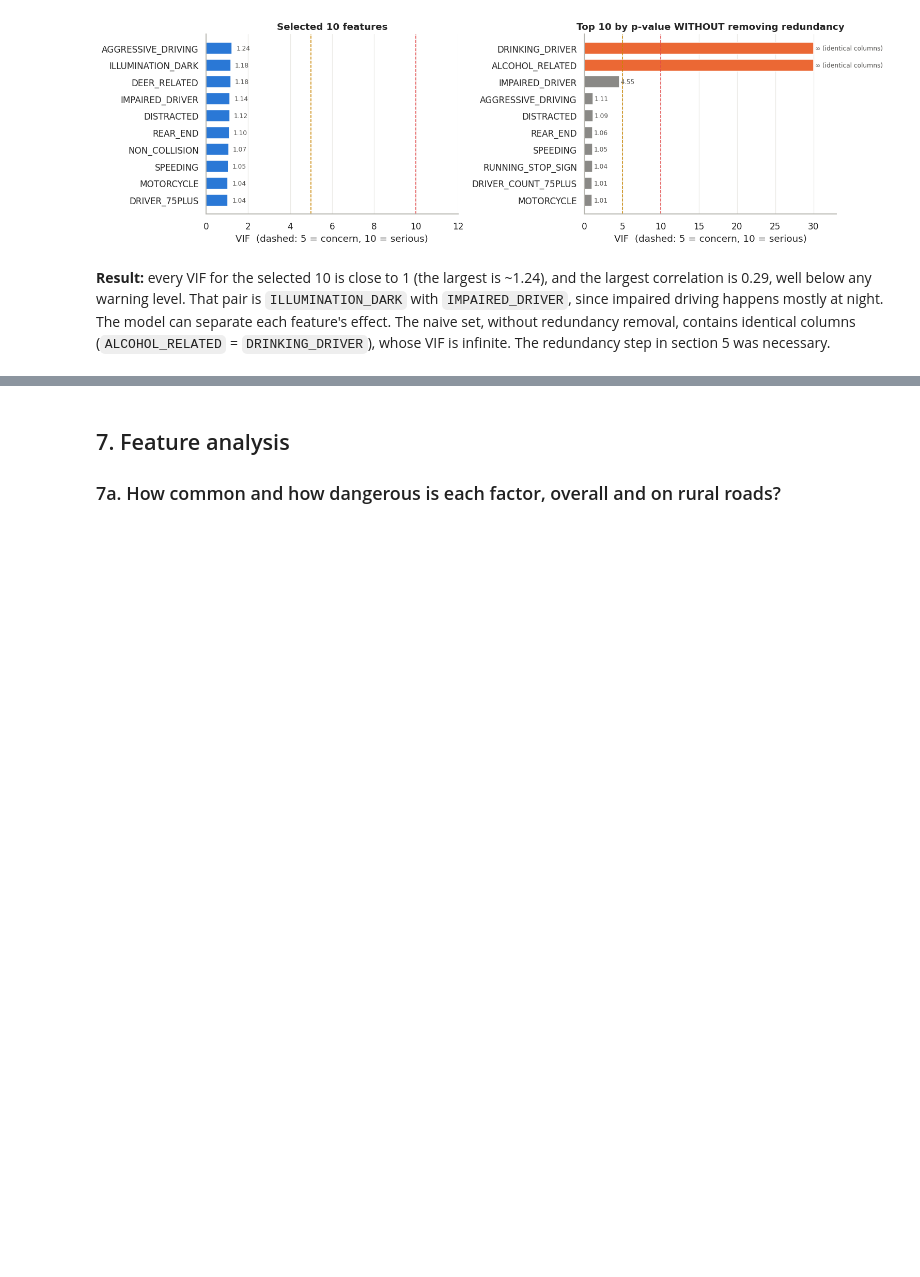
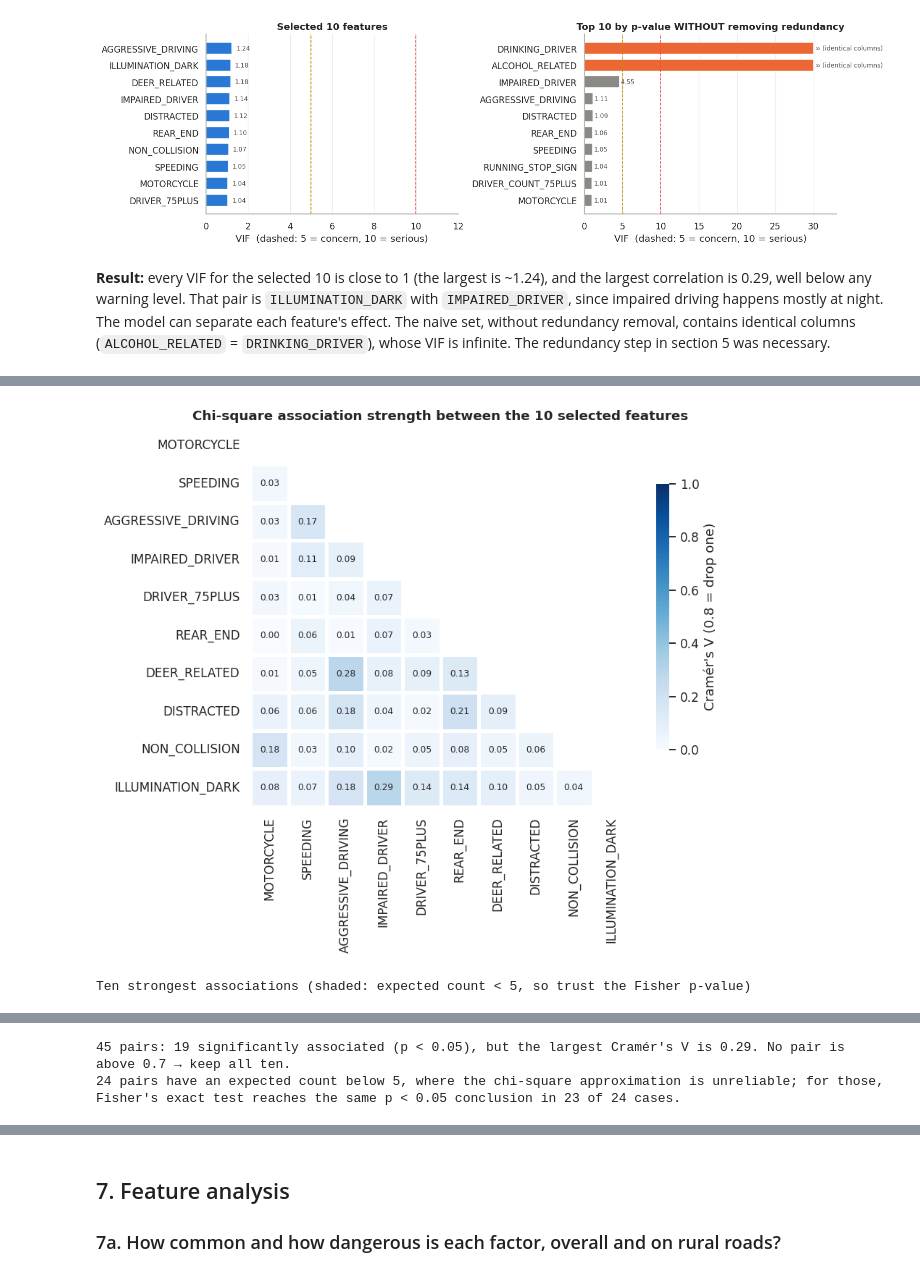
Before and after one commit to jonathanwilsonami/crash-missing-data-bias, a Jupyter notebook: rural_severity_model.ipynb, the cells around one changed output, grey strips where cells are left out. Saved outputs shown, nothing was run; the diff lists cells and outputs as text; code cells hidden in the pictures; blank space fills up the shorter version.

```diff
--- a/rural_severity_model.ipynb
+++ b/rural_severity_model.ipynb
@@ -601,0 +687,35 @@ plt.tight_layout(); plt.show()
+# %%
+# Chi-square + Cramér's V for every pair of the 10 selected (all yes/no) features
+rows = []
+for a, b in combinations(FINAL, 2):
+    t, expected, chi2, p, v, p_exact = assoc(a, b)
+    rows.append({"Feature A": a, "Feature B": b, "Chi-square": chi2, "p (chi-square)": p,
+                 "p (Fisher exact)": p_exact, "Smallest expected count": expected.min(), "Cramér's V": v,
+                 "Decision": verdict(v)})
+chi = pd.DataFrame(rows).sort_values("Cramér's V", ascending=False)
+
+V = pd.DataFrame(np.nan, index=FINAL, columns=FINAL)
+for _, rw in chi.iterrows():
+    V.loc[rw["Feature B"], rw["Feature A"]] = V.loc[rw["Feature A"], rw["Feature B"]] = rw["Cramér's V"]
+fig, ax = plt.subplots(figsize=(8.5, 7))
+sns.heatmap(V, mask=np.triu(np.ones_like(V, dtype=bool)), annot=True, fmt=".2f", cmap="Blues", vmin=0, vmax=1,
+            square=True, linewidths=2, linecolor="white", annot_kws={"fontsize": 8},
+            cbar_kws={"shrink": 0.7, "label": "Cramér's V (0.8 = drop one)"}, ax=ax)
+ax.set_title("Chi-square association strength between the 10 selected features"); ax.grid(False)
+plt.tight_layout(); plt.show()
+
+display(chi.head(10).style.format({"Chi-square": "{:.1f}", "p (chi-square)": "{:.2g}", "p (Fisher exact)": "{:.2g}",
+                                   "Smallest expected count": "{:.1f}", "Cramér's V": "{:.2f}"})
+           .map(lambda v: "background-color: #fbe5d6" if v < 5 else "", subset=["Smallest expected count"])
+           .hide(axis="index").set_caption("Ten strongest associations (shaded: expected count < 5, so trust the Fisher p-value)"))
+n_sig = int((chi["p (chi-square)"] < 0.05).sum())
+v_max = chi["Cramér's V"].max()
+small = chi["Smallest expected count"] < 5
+same = int(((chi["p (chi-square)"] < 0.05) == (chi["p (Fisher exact)"] < 0.05))[small].sum())
+print(f"45 pairs: {n_sig} significantly associated (p < 0.05), but the largest Cramér's V is {v_max:.2f}. "
+      f"No pair is above 0.7 → keep all ten.")
+print(f"{int(small.sum())} pairs have an expected count below 5, where the chi-square approximation is unreliable; "
+      f"for those, Fisher's exact test reaches the same p < 0.05 conclusion in {same} of {int(small.sum())} cases.")
+# %% [output]
+[figure, added]
+Ten strongest associations (shaded: expected count < 5, so trust the Fisher p-value)
@@ -601,0 +733,2 @@ plt.tight_layout(); plt.show()
+45 pairs: 19 significantly associated (p < 0.05), but the largest Cramér's V is 0.29. No pair is above 0.7 → keep all ten.
+24 pairs have an expected count below 5, where the chi-square approximation is unreliable; for those, Fisher's exact test reaches the same p < 0.05 conclusion in 23 of 24 cases.
```
Also changed, not shown: parts of 6 cells of this notebook, 12 other files.
